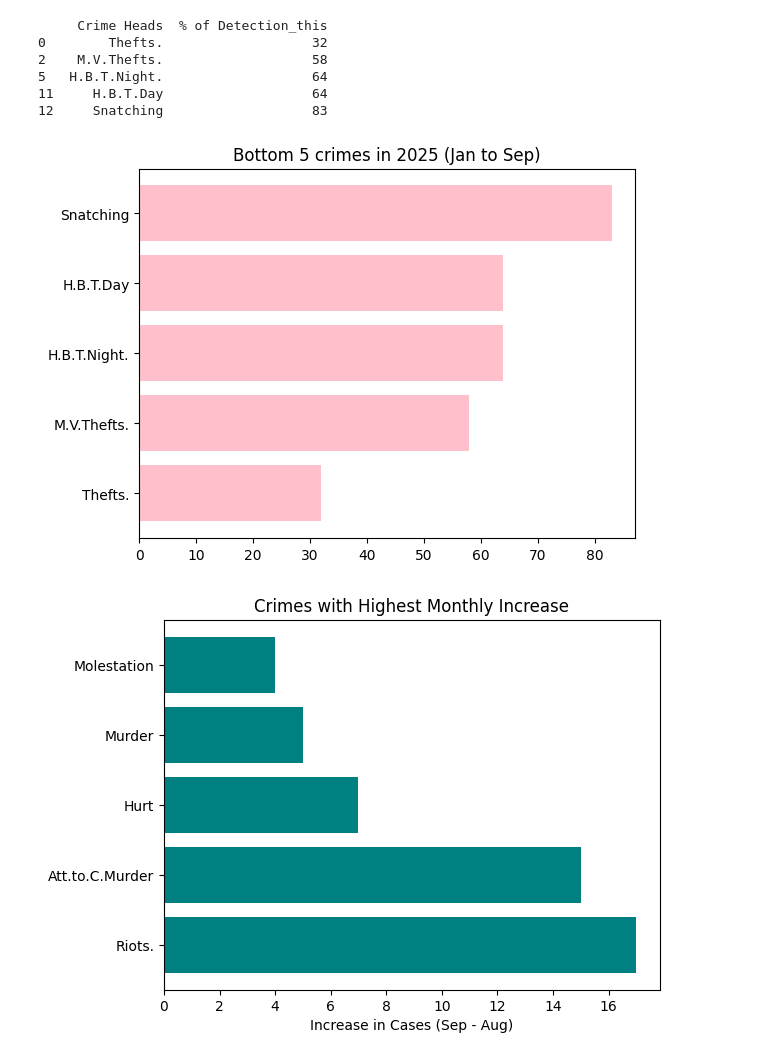
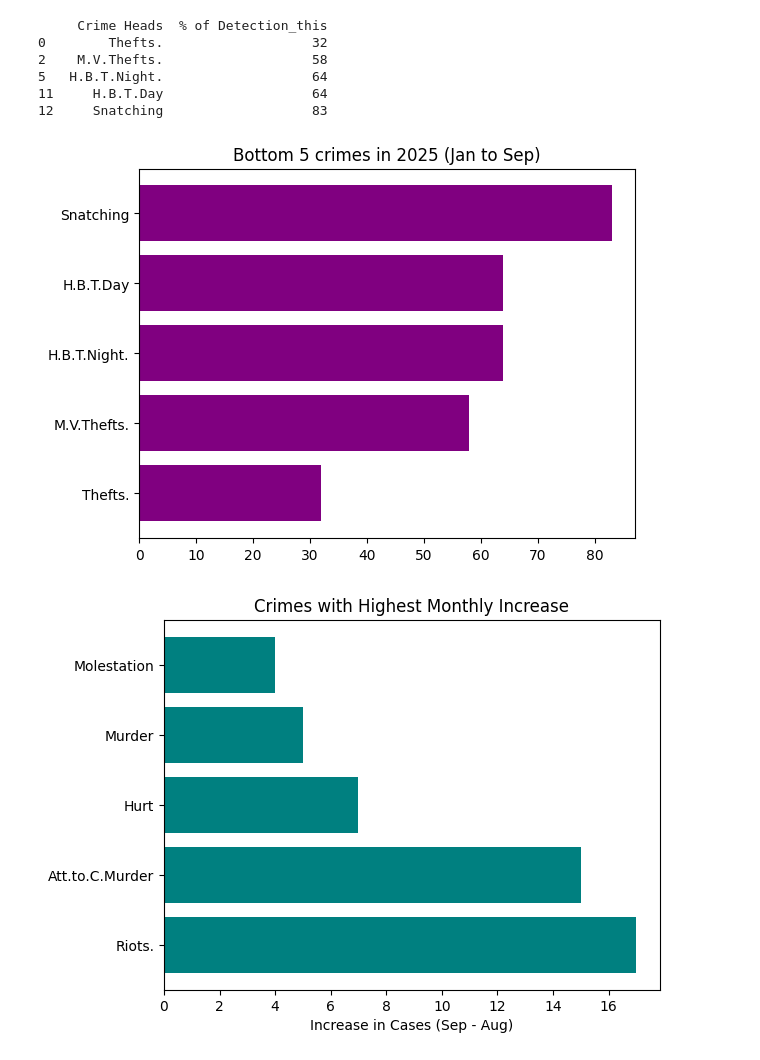
Before and after one commit to mrunmayee3108/Mumbai-Crime-data-analysis, a Jupyter notebook: crime_analysis.ipynb, the cells around one changed output. Cells and saved outputs as stored; diff of their text form; code cells hidden in the pictures.

```diff
--- a/crime_analysis.ipynb
+++ b/crime_analysis.ipynb
@@ -11,5 +11,5 @@ Saving crimedata_simplified.xlsx to crimedata_simplified (1).xlsx
 # %%
-dff1 = pd.read_excel("crimedata_simplified (1).xlsx", sheet_name = "IPC", usecols=lambda x: 'Unnamed' not in x)
+dff1 = pd.read_excel("crimedata_simplified.xlsx", sheet_name = "IPC", usecols=lambda x: 'Unnamed' not in x)
 # %%
 df1 = dff1.copy()
 # %%
@@ -111,11 +111,11 @@ print(low_det[["Crime Heads", "% of Detection_this"]])
 11     H.B.T.Day                   64
 12     Snatching                   83
 # %%
-plt.barh(low_det['Crime Heads'], low_det['% of Detection_this'], color = 'pink')
+plt.barh(low_det['Crime Heads'], low_det['% of Detection_this'], color = 'purple')
 plt.title("Bottom 5 crimes in 2025 (Jan to Sep)")
 plt.show()
 # %% [output]
-[figure, old version]
+[figure, new version]
 # %%
 df1["share"] = (df1["sep25_R"] / df1["sep25_R"].sum()) * 100
 # %%
```
Also changed, not shown: parts of 20 cells of this notebook.
